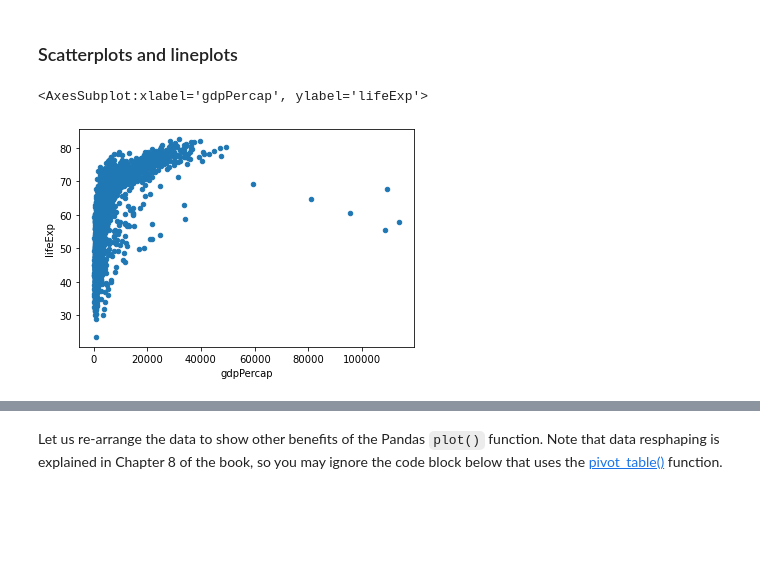
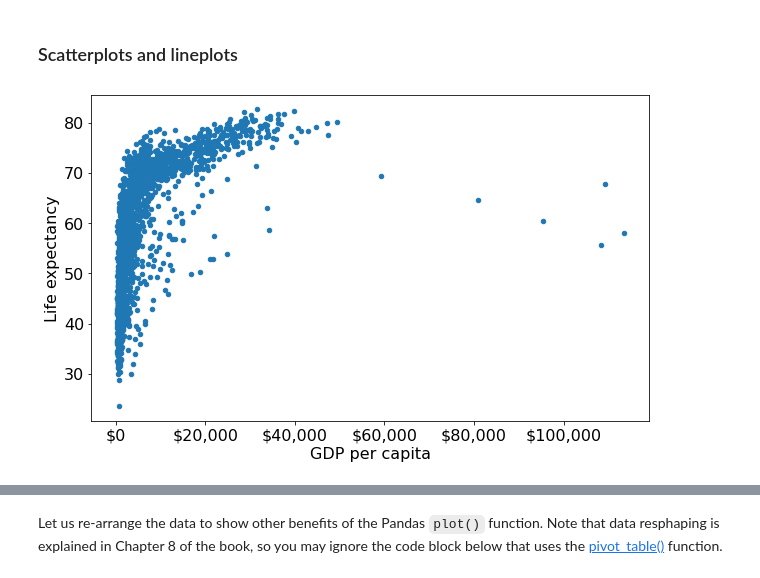
Before and after one commit to NUstat/DataScience_Intro_python, a Jupyter notebook: Data visualization.ipynb, the cells around one changed output, grey strips where cells are left out. Saved outputs shown, nothing was run; the diff lists cells and outputs as text; code cells hidden in the pictures; blank space fills up the shorter version.

```diff
--- a/Data visualization.ipynb
+++ b/Data visualization.ipynb
@@ -279,8 +279,10 @@ Matplotlib is low-level tool, in which different components of the plot, such as
 ### Scatterplots and lineplots
 # %%
 #Plotting life expectancy vs GDP per capita using the Pandas plot() function
-gdp_data.plot(x = 'gdpPercap', y = 'lifeExp', kind = 'scatter')
+ax = gdp_data.plot(x = 'gdpPercap', y = 'lifeExp', kind = 'scatter',figsize=(10, 6),xlabel = 'GDP per capita',
+              ylabel = 'Life expectancy')
+
+ax.xaxis.set_major_formatter('${x:,.0f}')
 # %% [output]
-<AxesSubplot:xlabel='gdpPercap', ylabel='lifeExp'>
-[figure, old version]
+[figure, new version]
 # %% [markdown]
```
Also changed, not shown: parts of 15 cells of this notebook.
